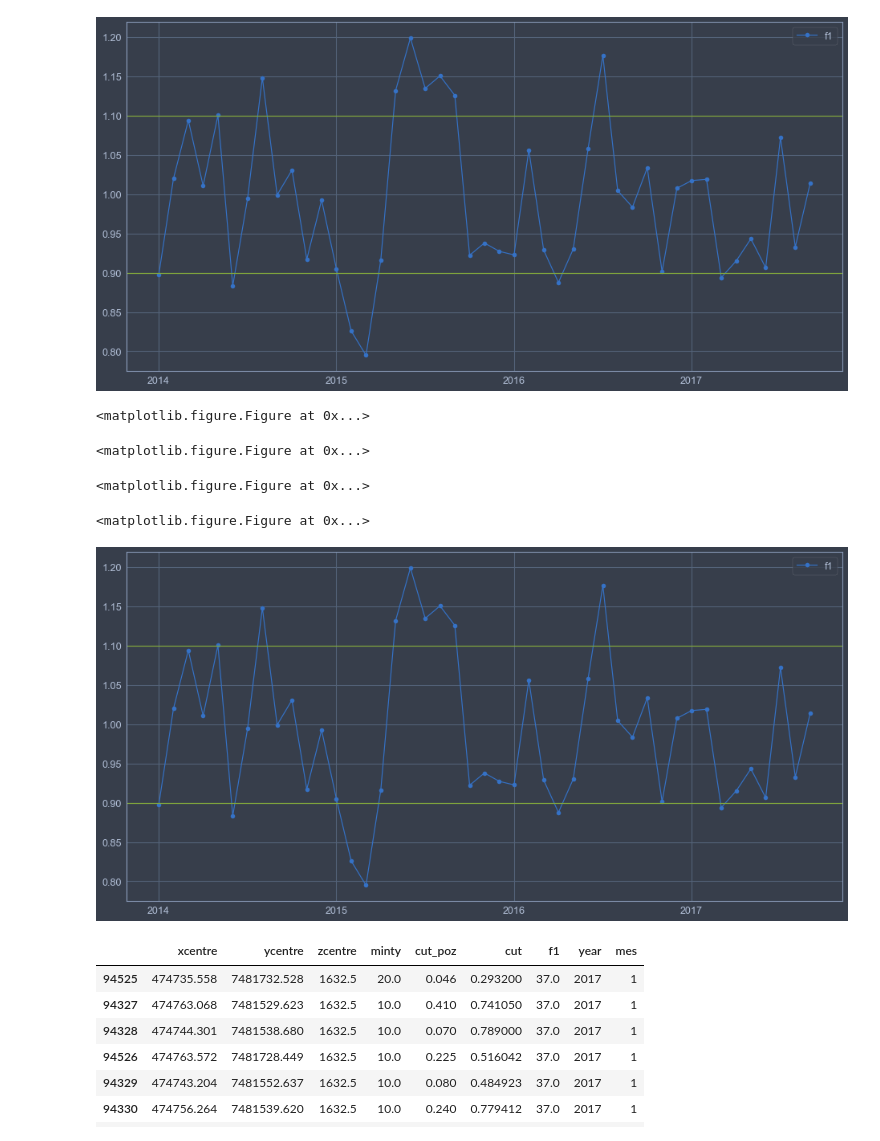
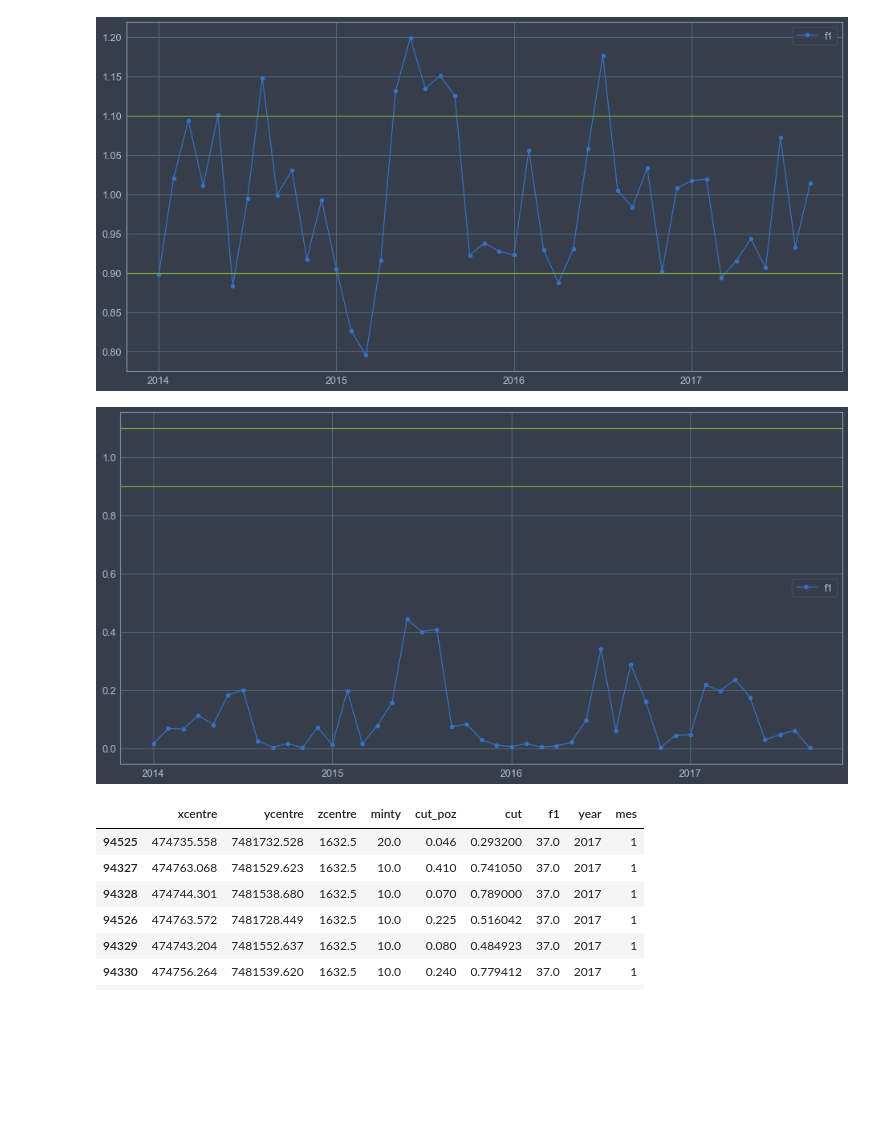
Before and after one commit to jpmerlet/gp_spc, a Jupyter notebook: code_git/f1_gp_ok.ipynb, the cells around one changed output. Cells and saved outputs as stored; diff of their text form; code cells hidden in the pictures; blank space fills up the shorter version.

```diff
--- a/code_git/f1_gp_ok.ipynb
+++ b/code_git/f1_gp_ok.ipynb
@@ -124,15 +124,12 @@ plt.show()
 [figure]
 # %%
 # calcular cuociente de los promedios
-path_estimacion = 'mp_test_all_3.csv'
-diccionario = dicc_error_volumen(path_estimacion)
+path_dir = 'estimaciones/'
+path_est = 'mp_test_all_2_transformed.csv'
+diccionario = dicc_error_volumen(path_dir+path_est)
 plt.show()
 # %% [output]
-<matplotlib.figure.Figure at 0x...>
-<matplotlib.figure.Figure at 0x...>
-<matplotlib.figure.Figure at 0x...>
-<matplotlib.figure.Figure at 0x...>
-[figure, old version]
+[figure, new version]
 # %%
 estimacion_ordenada = add_year_month_sorted(path_estimacion)
 YEARS = get_years(path_estimacion)
```
Also changed, not shown: parts of 3 cells of this notebook, 5 other files.
